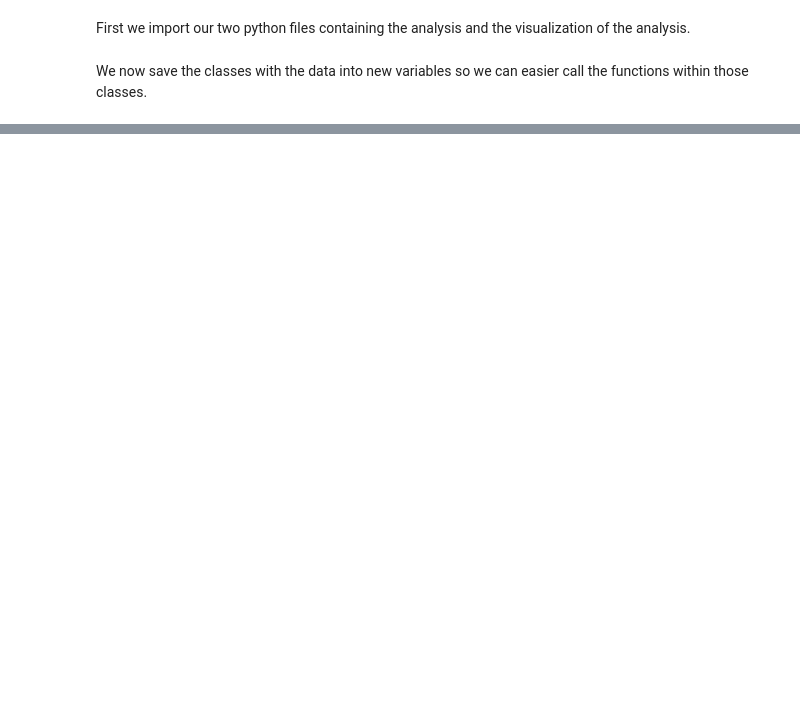
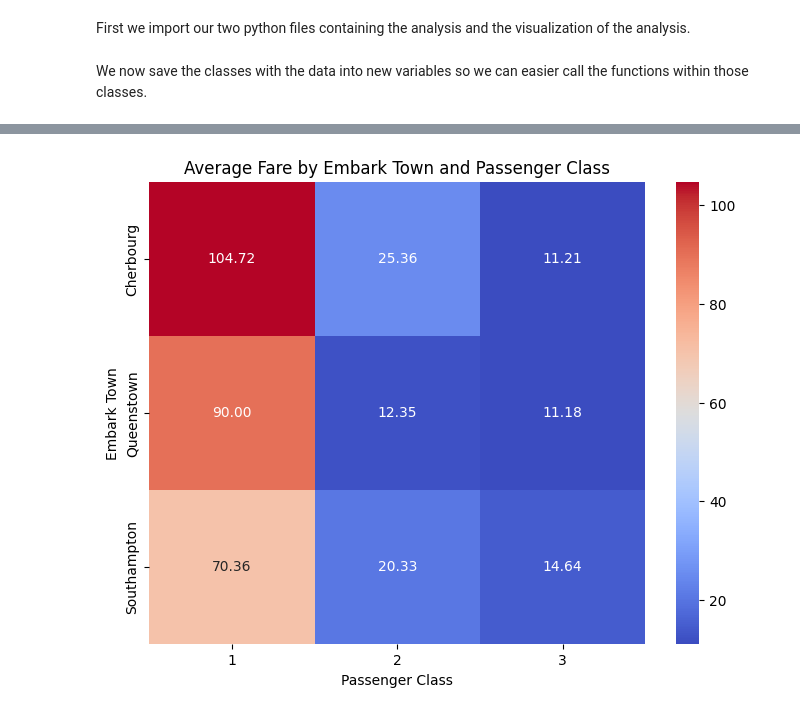
Before and after one commit to ccvnnn/mypackage, a Jupyter notebook: tutorial.ipynb, the cells around one changed output, grey strips where cells are left out. Drawn from its saved outputs; the diff is of its cells as text; code cells hidden in the pictures; blank space fills up the shorter version.

```diff
--- a/tutorial.ipynb
+++ b/tutorial.ipynb
@@ -90,0 +291,4 @@ We first have a look into the `Analyzer` class and its functions.
+# %%
+visualizer.ccf_mean_heatmap()
+# %% [output]
+[figure, added]
```
Also changed, not shown: parts of 51 cells of this notebook.
